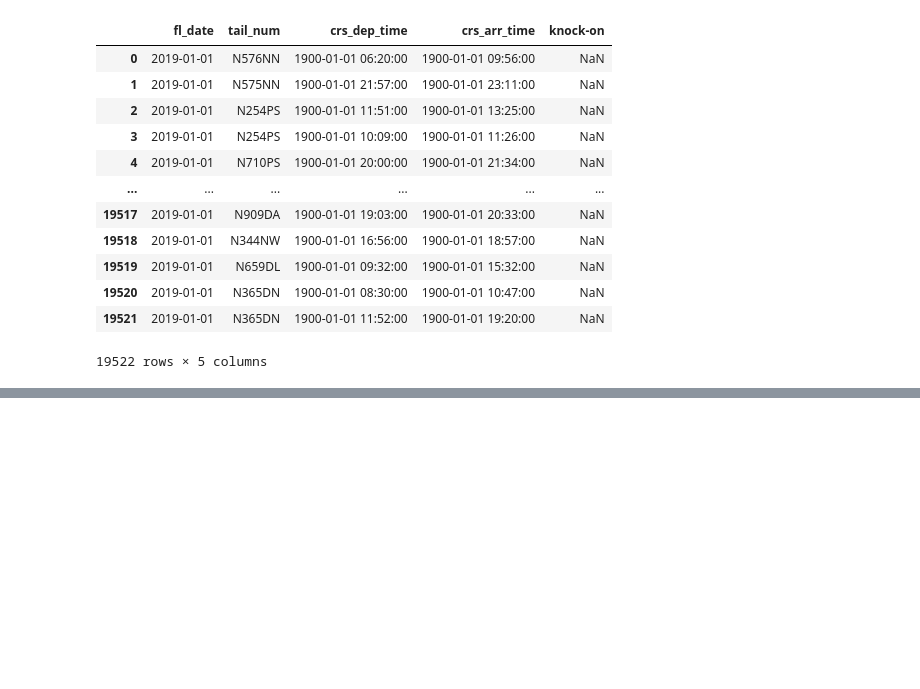
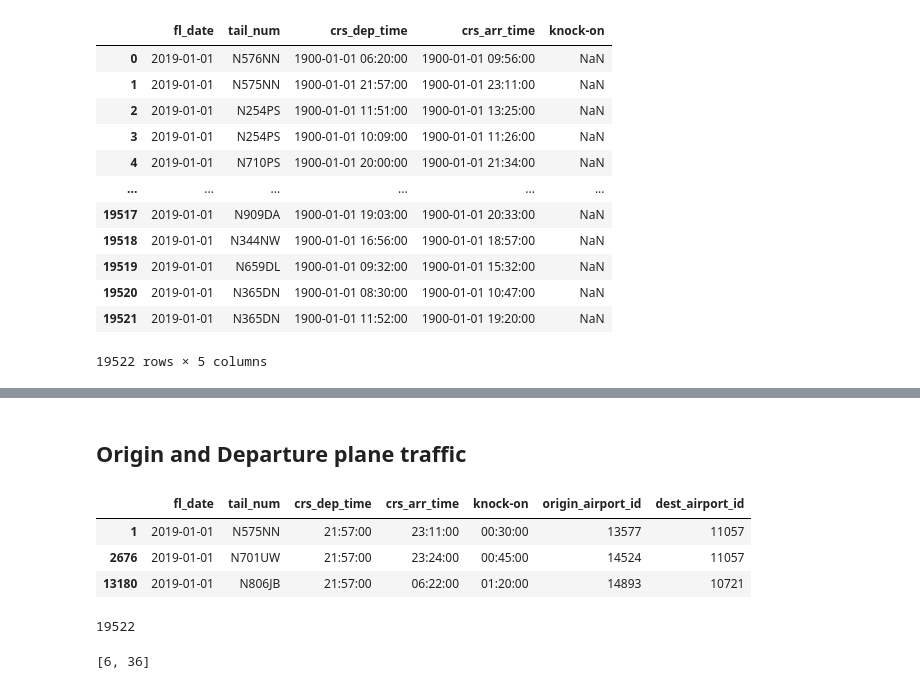
Before and after one commit to taaaraaa/Supervised-Learning-Project, a Jupyter notebook: Feature_Engineering.ipynb, the cells around one changed output, grey strips where cells are left out. Cells and saved outputs as stored; diff of their text form; code cells hidden in the pictures; blank space fills up the shorter version.

```diff
--- a/Feature_Engineering.ipynb
+++ b/Feature_Engineering.ipynb
@@ -123,0 +119,68 @@ X.to_csv('./tables/flights_sample_small_knock_on.csv', index=False)
+# %% [markdown]
+##  Origin and Departure plane traffic
+# %%
+df[df['crs_dep_time'] == '21:57:00']
+# %% [output]
+|  | fl_date | tail_num | crs_dep_time | crs_arr_time | knock-on | origin_airport_id | dest_airport_id |
+| 1 | 2019-01-01 | N575NN | 21:57:00 | 23:11:00 | 00:30:00 | 13577 | 11057 |
+| 2676 | 2019-01-01 | N701UW | 21:57:00 | 23:24:00 | 00:45:00 | 14524 | 11057 |
+| 13180 | 2019-01-01 | N806JB | 21:57:00 | 06:22:00 | 01:20:00 | 14893 | 10721 |
+# %%
+Z=Y.copy()
+
+#Convert dates to string type
+Z['crs_dep_time']=Z['crs_dep_time'].apply(lambda x: x.strftime('%H:%M:%S'))
+Z['crs_arr_time']=Z['crs_arr_time'].apply(lambda x: x.strftime('%H:%M:%S'))
+
+# adding columns to the the previous table
+Z['origin_airport_id']=flights_sample_small['origin_airport_id']
+Z['dest_airport_id']=flights_sample_small['dest_airport_id']
+
+#adding feature columns
+Z['origin_plane_traffic']=np.nan
+Z['dest_plane_traffic']=np.nan
+
+df=Z.copy()
+len(Z)
+# %% [output]
+19522
+# %%
+#define a function to get origin and dest plane traffic 30 min before and after departure/arrival
+
+def origin_dest_plane_traffic(fl_date, tail_num, crs_dep_time, crs_arr_time):
+    index = df[(df['fl_date'] == fl_date) & (df['tail_num'] == tail_num) &  (df['crs_dep_time'] == crs_dep_time)].index[0]
+    origin_airport_id=df.loc[index,'origin_airport_id']
+    time_diff = pd.Timedelta(minutes=30)
+
+    #plane traffic in departure
+
+    #filter the table based on origin airport id and flight date
+    filtered_sorted = df[(df['fl_date'] == fl_date) & (df['origin_airport_id'] == origin_airport_id)]
+    #covert string to datetime
+    filtered_sorted['crs_dep_time'] = pd.to_datetime(filtered_sorted['crs_dep_time'])
+    time_value = pd.to_datetime(crs_dep_time)
+
+    #filter further to include the time 30 min before and after departure
+    origin=len(filtered_sorted[(filtered_sorted['crs_dep_time'] >= time_value - time_diff) & (filtered_sorted['crs_dep_time'] <= time_value + time_diff)])
+
+    #plane traffic in arrival
+    dest_airport_id=df.loc[index,'dest_airport_id']
+
+    filtered_sorted_2 = df[(df['fl_date'] == fl_date) & (df['dest_airport_id'] == dest_airport_id)]
+    filtered_sorted_2['crs_arr_time'] = pd.to_datetime(filtered_sorted_2['crs_arr_time'])
+
+    #covert string to datetime
+    time_value = pd.to_datetime(crs_arr_time)
+
+    dept=len(filtered_sorted_2[(filtered_sorted_2['crs_arr_time'] >= time_value - time_diff) & (filtered_sorted_2['crs_arr_time'] <= time_value + time_diff)])
+
+
+    #return a list for origin and arrival plane traffic
+    return [origin,dept]
+
+#sample for testing
+c='06:20:00'
+d='09:56:00'
+origin_dest_plane_traffic('2019-01-01','N576NN',c,d)
+# %% [output]
+[6, 36]
```
Also changed, not shown: parts of 10 cells of this notebook, 2 other files.
